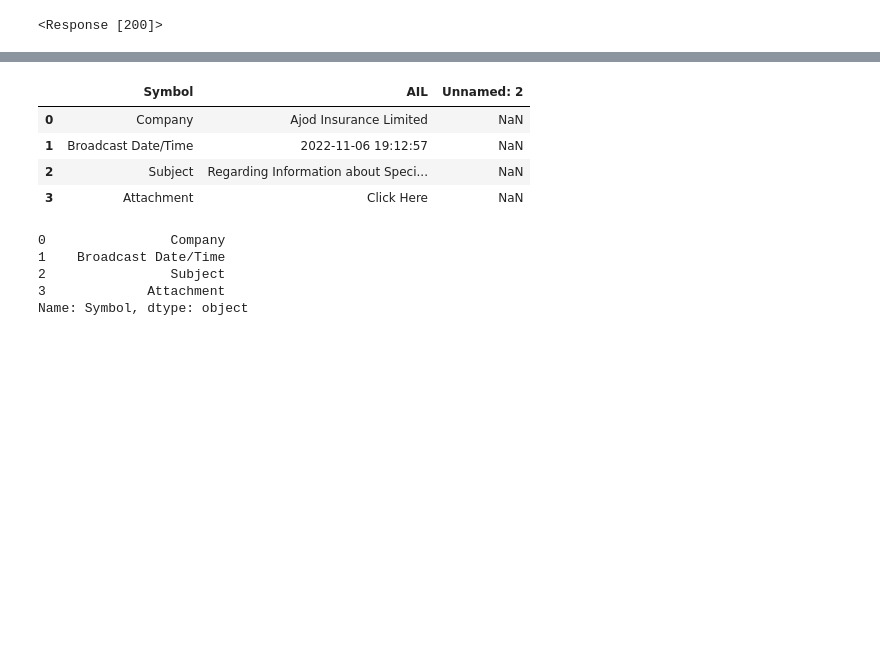
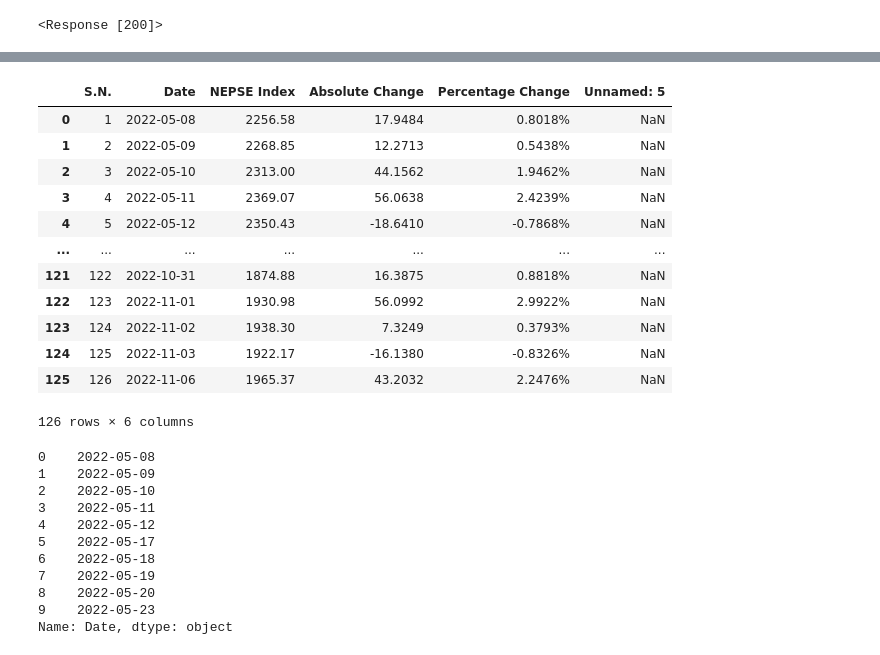
Before and after one commit to koiribrother/python8am, a Jupyter notebook: nepalexchange.ipynb, the cells around one changed output, grey strips where cells are left out. Drawn from its saved outputs; the diff is of its cells as text; code cells hidden in the pictures; blank space fills up the shorter version.

```diff
--- a/nepalexchange.ipynb
+++ b/nepalexchange.ipynb
@@ -84,20 +84,34 @@ with open('nepalexchange.csv','w') as f:
 # %%
 import pandas as pd
-df = pd.read_csv('nepalexchange.csv',encoding = 'ISO-8859-1')
+df = pd.read_csv('nepal.csv',encoding = 'ISO-8859-1')
 df
 # %% [output]
-|  | Symbol | AIL | Unnamed: 2 |
-| 0 | Company | Ajod Insurance Limited | NaN |
-| 1 | Broadcast Date/Time | 2022-11-06 19:12:57 | NaN |
-| 2 | Subject | Regarding Information about Speci... | NaN |
-| 3 | Attachment | Click Here | NaN |
+|  | S.N. | Date | NEPSE Index | Absolute Change | Percentage Change | Unnamed: 5 |
+| 0 | 1 | 2022-05-08 | 2256.58 | 17.9484 | 0.8018% | NaN |
+| 1 | 2 | 2022-05-09 | 2268.85 | 12.2713 | 0.5438% | NaN |
+| 2 | 3 | 2022-05-10 | 2313.00 | 44.1562 | 1.9462% | NaN |
+| 3 | 4 | 2022-05-11 | 2369.07 | 56.0638 | 2.4239% | NaN |
+| 4 | 5 | 2022-05-12 | 2350.43 | -18.6410 | -0.7868% | NaN |
+| ... | ... | ... | ... | ... | ... | ... |
+| 121 | 122 | 2022-10-31 | 1874.88 | 16.3875 | 0.8818% | NaN |
+| 122 | 123 | 2022-11-01 | 1930.98 | 56.0992 | 2.9922% | NaN |
+| 123 | 124 | 2022-11-02 | 1938.30 | 7.3249 | 0.3793% | NaN |
+| 124 | 125 | 2022-11-03 | 1922.17 | -16.1380 | -0.8326% | NaN |
+| 125 | 126 | 2022-11-06 | 1965.37 | 43.2032 | 2.2476% | NaN |
+126 rows × 6 columns
 # %%
-symbol = df['Symbol'][0:10]
-symbol
+Date = df['Date'][0:10]
+Date
 # %% [output]
-0                Company
-1    Broadcast Date/Time
-2                Subject
-3             Attachment
-Name: Symbol, dtype: object
+0    2022-05-08
+1    2022-05-09
+2    2022-05-10
+3    2022-05-11
+4    2022-05-12
+5    2022-05-17
+6    2022-05-18
+7    2022-05-19
+8    2022-05-20
+9    2022-05-23
+Name: Date, dtype: object
 # %%
```
Also changed, not shown: parts of 9 cells of this notebook, 4 other files.
